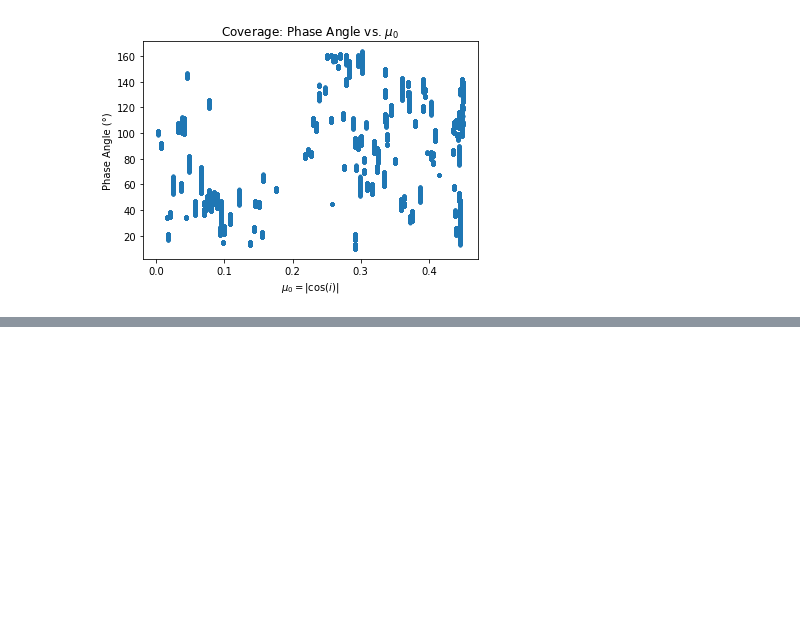
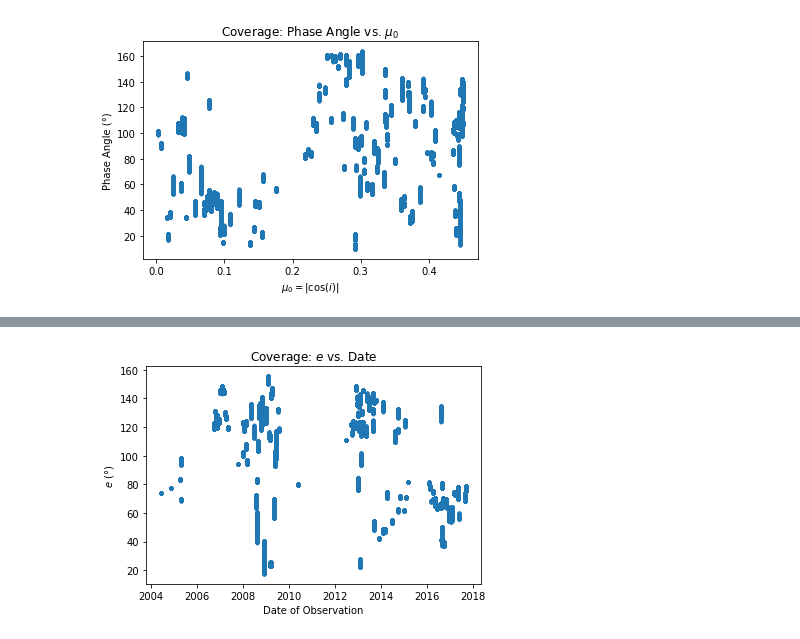
Before and after one commit to rfrenchseti/f-ring, a Jupyter notebook: notebooks/analyze_observation_coverage.ipynb, the cells around one changed output, grey strips where cells are left out. Saved outputs shown, nothing was run; the diff lists cells and outputs as text; code cells hidden in the pictures; blank space fills up the shorter version.

```diff
--- a/notebooks/analyze_observation_coverage.ipynb
+++ b/notebooks/analyze_observation_coverage.ipynb
@@ -55 +62,8 @@ _=plt.title('Coverage: $\mu$ vs. Date')
+# %%
+plt.plot(obsdata['Date'], obsdata['Mean Emission'],  '.')
+plt.xlabel('Date of Observation')
+plt.ylabel('$e$ (°)')
+_=plt.title('Coverage: $e$ vs. Date')
+# %% [output]
+[figure, added]
 # %%
```
Also changed, not shown: parts of 9 cells of this notebook, 13 other files.
